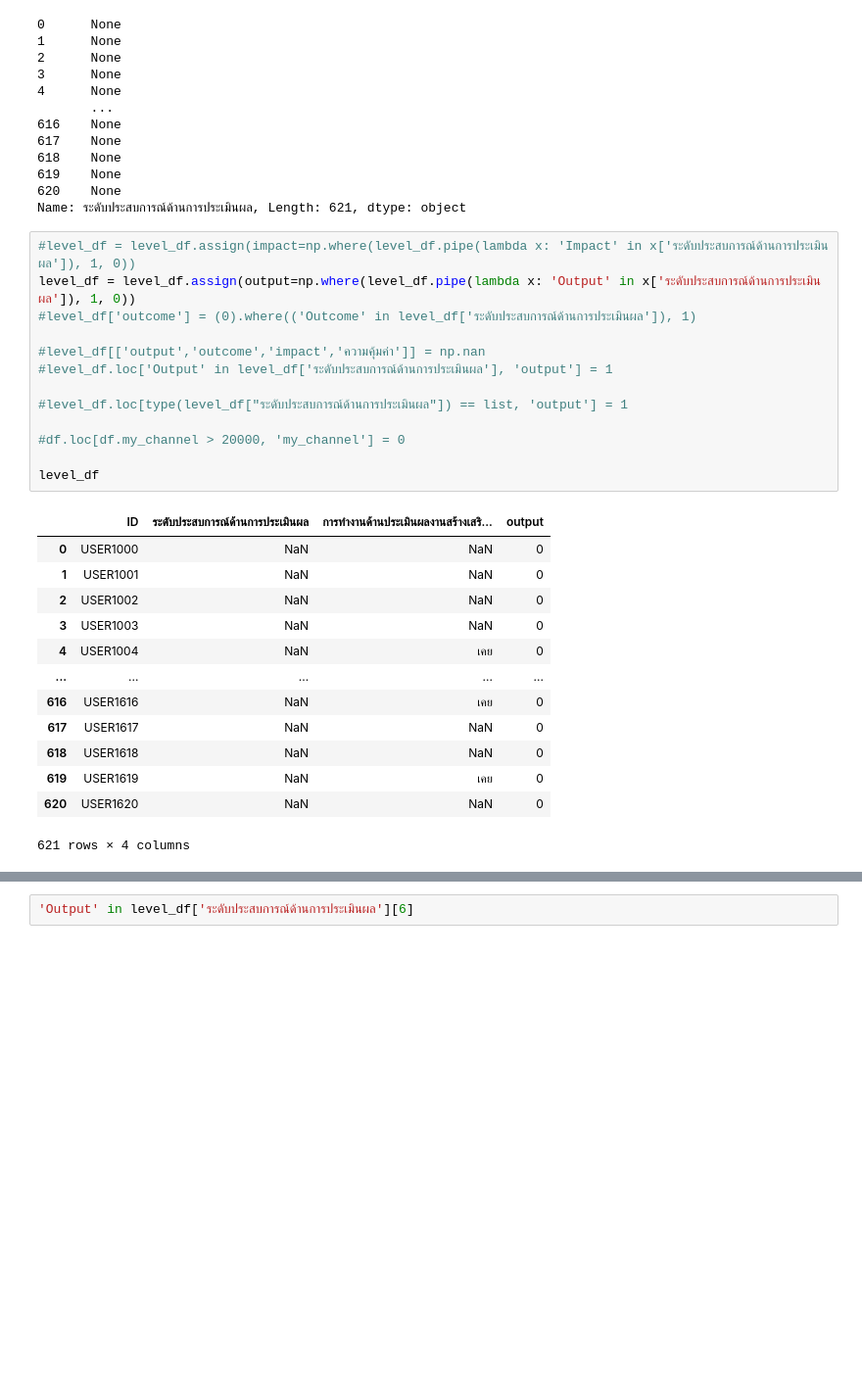
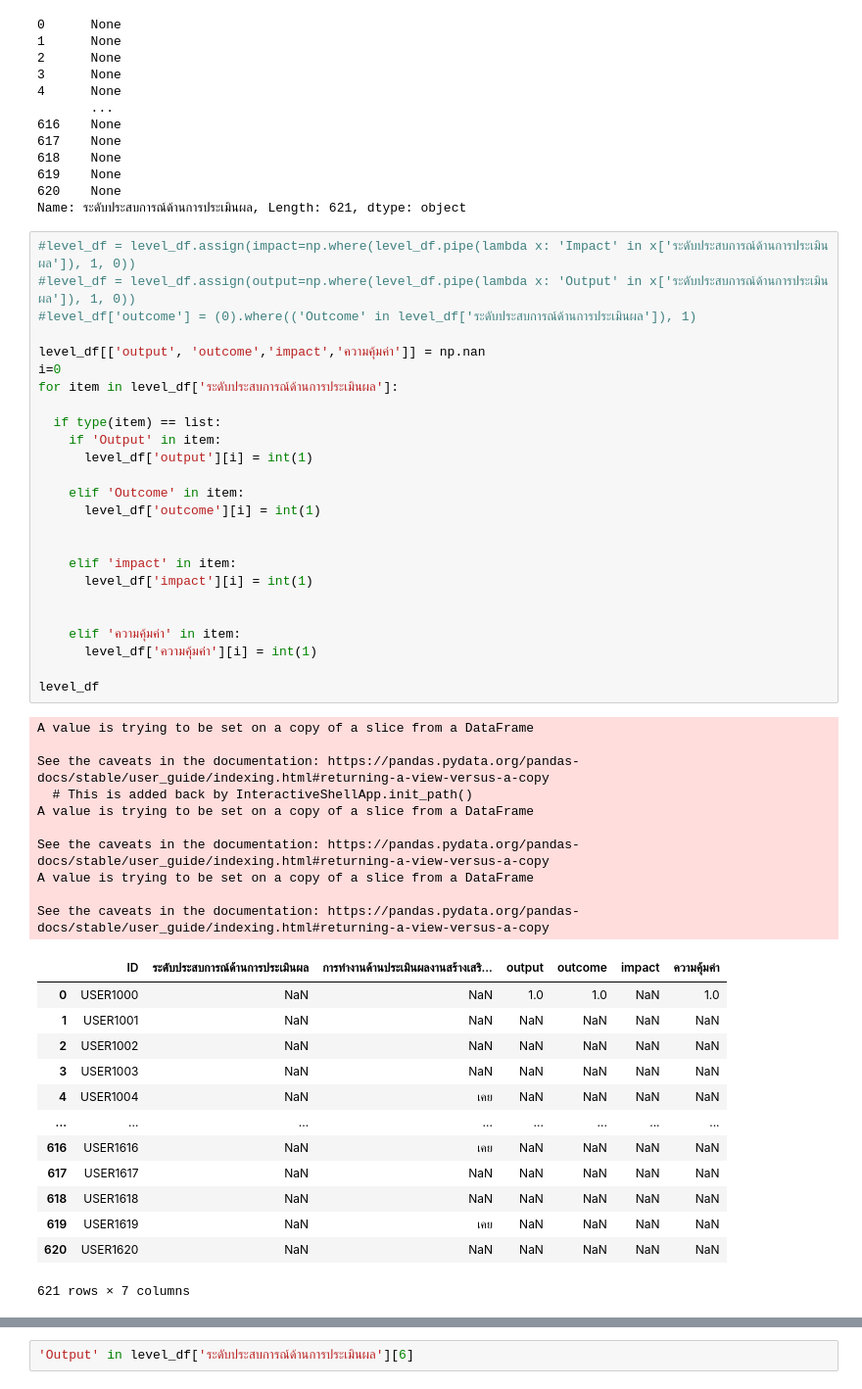
Before and after one commit to thainhf/proj-me-db-data, a Jupyter notebook: Clean_data.ipynb, the cells around one changed output, grey strips where cells are left out. Shown at 98% size. Drawn from its saved outputs; the diff is of its cells as text; blank space fills up the shorter version.

```diff
--- a/Clean_data.ipynb
+++ b/Clean_data.ipynb
@@ -485,28 +485,50 @@ level_df['ระดับประสบการณ์ด้านการป
 Name: ระดับประสบการณ์ด้านการประเมินผล, Length: 621, dtype: object
 # %%
 #level_df = level_df.assign(impact=np.where(level_df.pipe(lambda x: 'Impact' in x['ระดับประสบการณ์ด้านการประเมินผล']), 1, 0))
-level_df = level_df.assign(output=np.where(level_df.pipe(lambda x: 'Output' in x['ระดับประสบการณ์ด้านการประเมินผล']), 1, 0))
+#level_df = level_df.assign(output=np.where(level_df.pipe(lambda x: 'Output' in x['ระดับประสบการณ์ด้านการประเมินผล']), 1, 0))
 #level_df['outcome'] = (0).where(('Outcome' in level_df['ระดับประสบการณ์ด้านการประเมินผล']), 1)
 
-#level_df[['output','outcome','impact','ความคุ้มค่า']] = np.nan
-#level_df.loc['Output' in level_df['ระดับประสบการณ์ด้านการประเมินผล'], 'output'] = 1
+level_df[['output', 'outcome','impact','ความคุ้มค่า']] = np.nan
+i=0
+for item in level_df['ระดับประสบการณ์ด้านการประเมินผล']:
 
-#level_df.loc[type(level_df["ระดับประสบการณ์ด้านการประเมินผล"]) == list, 'output'] = 1
+  if type(item) == list:
+    if 'Output' in item:
+      level_df['output'][i] = int(1)
 
-#df.loc[df.my_channel > 20000, 'my_channel'] = 0
+    elif 'Outcome' in item:
+      level_df['outcome'][i] = int(1)
+
+
+    elif 'impact' in item:
+      level_df['impact'][i] = int(1)
+
+
+    elif 'ความคุ้มค่า' in item:
+      level_df['ความคุ้มค่า'][i] = int(1)
 
 level_df
 # %% [output]
+A value is trying to be set on a copy of a slice from a DataFrame
+
+See the caveats in the documentation: https://pandas.pydata.org/pandas-docs/stable/user_guide/indexing.html#returning-a-view-versus-a-copy
+  # This is added back by InteractiveShellApp.init_path()
+A value is trying to be set on a copy of a slice from a DataFrame
+
+See the caveats in the documentation: https://pandas.pydata.org/pandas-docs/stable/user_guide/indexing.html#returning-a-view-versus-a-copy
+A value is trying to be set on a copy of a slice from a DataFrame
+
+See the caveats in the documentation: https://pandas.pydata.org/pandas-docs/stable/user_guide/indexing.html#returning-a-view-versus-a-copy
-|  | ID | ระดับประสบการณ์ด้านการประเมินผล | การทำงานด้านประเมินผลงานสร้างเสริ... | output |
-| 0 | USER1000 | NaN | NaN | 0 |
-| 1 | USER1001 | NaN | NaN | 0 |
-| 2 | USER1002 | NaN | NaN | 0 |
-| 3 | USER1003 | NaN | NaN | 0 |
-| 4 | USER1004 | NaN | เคย | 0 |
-| ... | ... | ... | ... | ... |
-| 616 | USER1616 | NaN | เคย | 0 |
-| 617 | USER1617 | NaN | NaN | 0 |
-| 618 | USER1618 | NaN | NaN | 0 |
-| 619 | USER1619 | NaN | เคย | 0 |
-| 620 | USER1620 | NaN | NaN | 0 |
+|  | ID | ระดับประสบการณ์ด้านการประเมินผล | การทำงานด้านประเมินผลงานสร้างเสริ... | output | outcome | impact | ความคุ้มค่า |
+| 0 | USER1000 | NaN | NaN | 1.0 | 1.0 | NaN | 1.0 |
+| 1 | USER1001 | NaN | NaN | NaN | NaN | NaN | NaN |
+| 2 | USER1002 | NaN | NaN | NaN | NaN | NaN | NaN |
+| 3 | USER1003 | NaN | NaN | NaN | NaN | NaN | NaN |
+| 4 | USER1004 | NaN | เคย | NaN | NaN | NaN | NaN |
+| ... | ... | ... | ... | ... | ... | ... | ... |
+| 616 | USER1616 | NaN | เคย | NaN | NaN | NaN | NaN |
+| 617 | USER1617 | NaN | NaN | NaN | NaN | NaN | NaN |
+| 618 | USER1618 | NaN | NaN | NaN | NaN | NaN | NaN |
+| 619 | USER1619 | NaN | เคย | NaN | NaN | NaN | NaN |
+| 620 | USER1620 | NaN | NaN | NaN | NaN | NaN | NaN |
-621 rows × 4 columns
+621 rows × 7 columns
```
Also changed, not shown: parts of 6 cells of this notebook.
